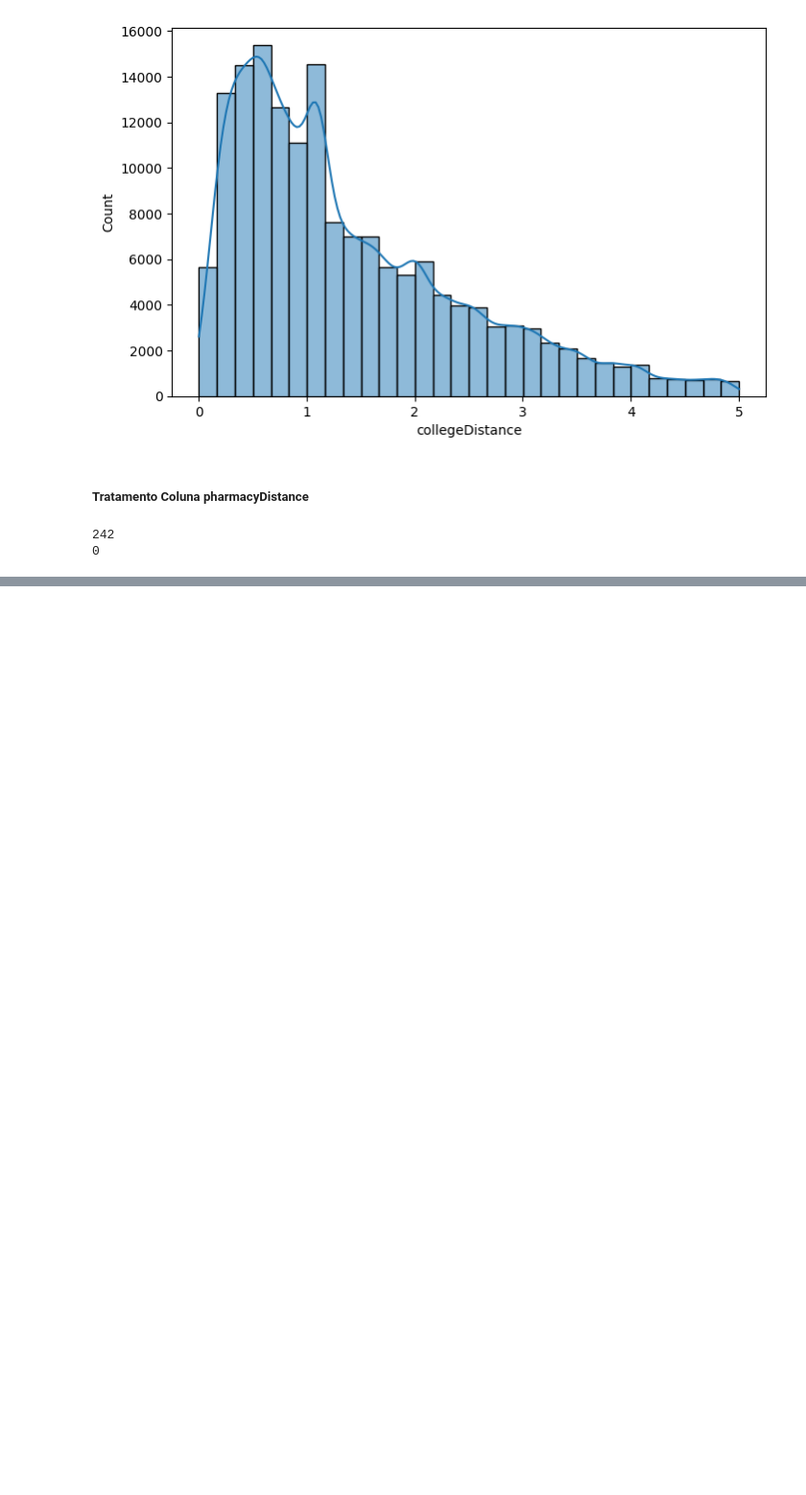
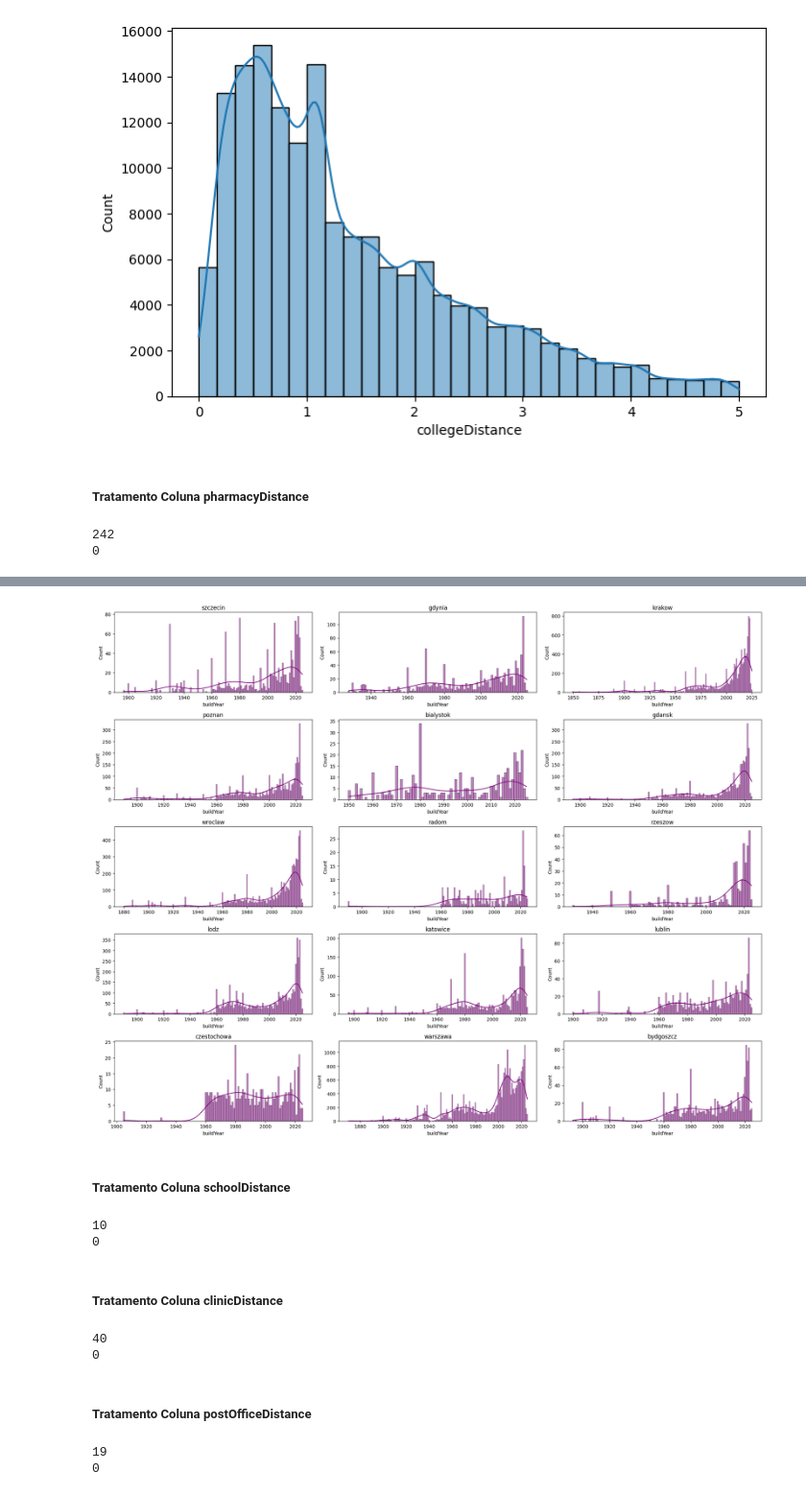
Before and after one commit to HeuerBcH/personal-project, a Jupyter notebook: dados_pipeline/data_cleaning.ipynb, the cells around one changed output, grey strips where cells are left out. Shown at 96% size. Saved outputs shown, nothing was run; the diff lists cells and outputs as text; code cells hidden in the pictures; blank space fills up the shorter version.

```diff
--- a/dados_pipeline/data_cleaning.ipynb
+++ b/dados_pipeline/data_cleaning.ipynb
@@ -393,0 +737,51 @@ print(df["pharmacyDistance"].isnull().sum())
+# %%
+# Randomizando preenchimento de valores nulos da coluna "buildYear"
+
+np.random.seed(42)
+anos_random = np.random.randint(1960, 2026, size=df['buildYear'].isna().sum())
+df.loc[df['buildYear'].isna(), 'buildYear'] = anos_random
+# %%
+# Comparativo após preenchimento
+
+cidades = df["city"].unique()
+fig, axes = plt.subplots(5, 3, figsize=(20, 16))
+axes = axes.flatten()
+
+for i, city in enumerate(cidades[:15]):
+    sns.histplot(df[df["city"] == city]["buildYear"], bins='auto', discrete=True, kde=True, color='purple', ax=axes[i])
+    axes[i].set_title(city)
+
+plt.tight_layout()
+plt.show()
+# %% [output]
+[figure, added]
+# %% [markdown]
+##### Tratamento Coluna schoolDistance
+# %%
+print(df["schoolDistance"].isnull().sum())
+
+df.fillna({"schoolDistance": df["schoolDistance"].median()}, inplace=True)
+print(df["schoolDistance"].isnull().sum())
+# %% [output]
+10
+0
+# %% [markdown]
+##### Tratamento Coluna clinicDistance
+# %%
+print(df["clinicDistance"].isnull().sum())
+
+df.fillna({"clinicDistance": df["clinicDistance"].median()}, inplace=True)
+print(df["clinicDistance"].isnull().sum())
+# %% [output]
+40
+0
+# %% [markdown]
+##### Tratamento Coluna postOfficeDistance
+# %%
+print(df["postOfficeDistance"].isnull().sum())
+
+df.fillna({"postOfficeDistance": df["postOfficeDistance"].median()}, inplace=True)
+print(df["postOfficeDistance"].isnull().sum())
+# %% [output]
+19
+0
```
Also changed, not shown: parts of 52 cells of this notebook, 2 other files.
